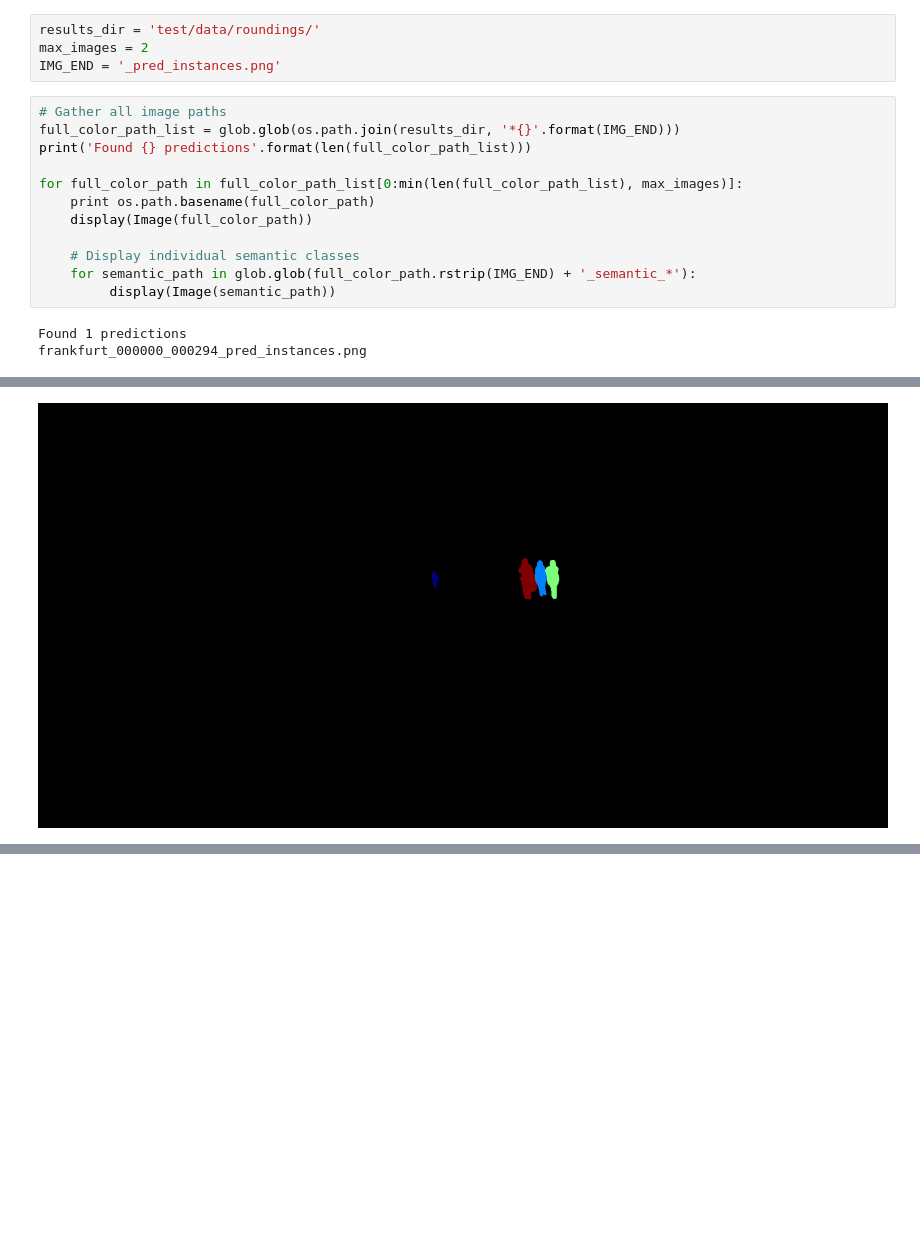
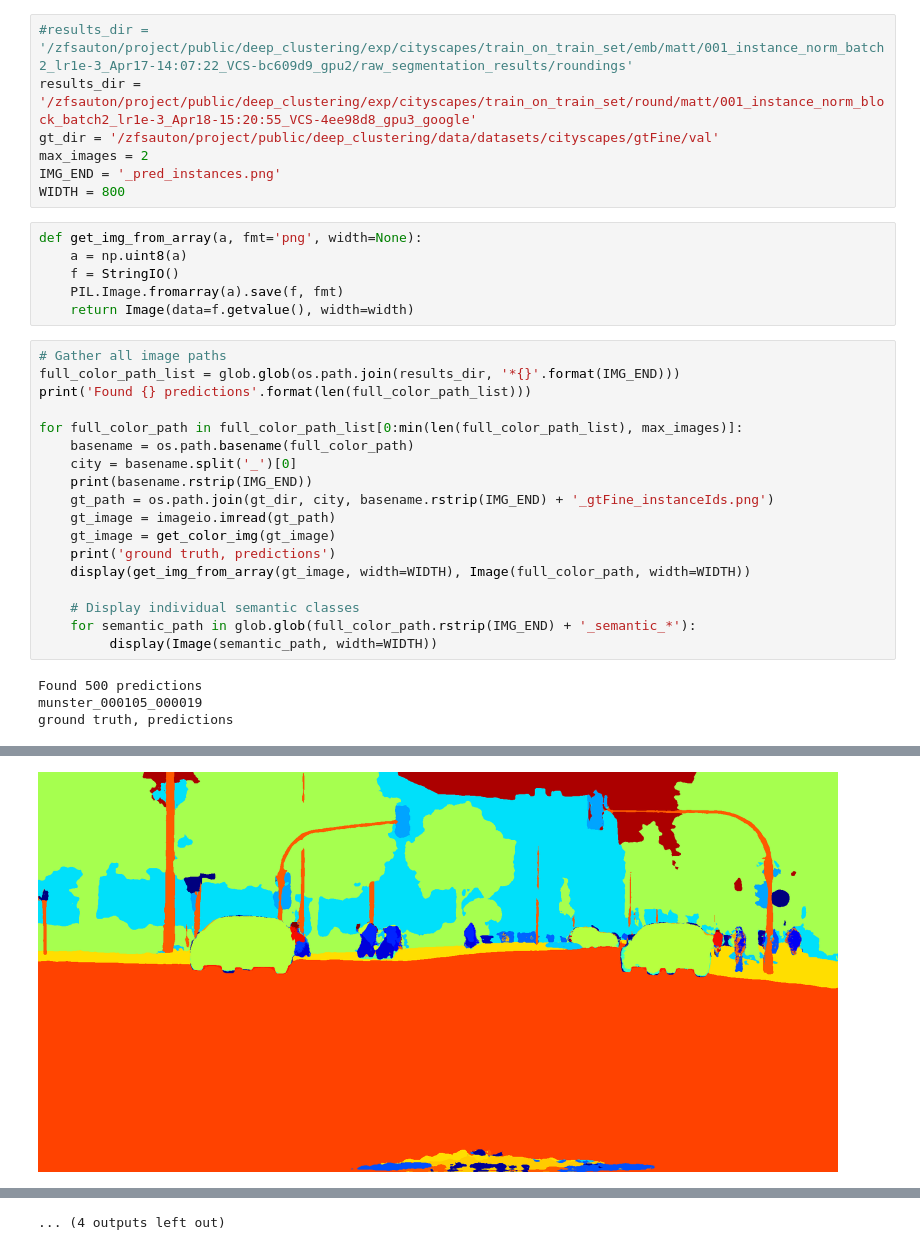
Before and after one commit to mbarnes1/models, a Jupyter notebook: research/deeplab/visualize_roundings.ipynb, the cells around one changed output, grey strips where cells are left out. Cells and saved outputs as stored; diff of their text form; blank space fills up the shorter version.

Commit message:
Updated notebook for latest results.

```diff
--- a/research/deeplab/visualize_roundings.ipynb
+++ b/research/deeplab/visualize_roundings.ipynb
@@ -5,19 +20,35 @@ import os
-# %%
-results_dir = 'test/data/roundings/'
-max_images = 2
-IMG_END = '_pred_instances.png'
+# %%
+#results_dir = '/zfsauton/project/public/deep_clustering/exp/cityscapes/train_on_train_set/emb/matt/001_instance_norm_batch2_lr1e-3_Apr17-14:07:22_VCS-bc609d9_gpu2/raw_segmentation_results/roundings'
+results_dir = '/zfsauton/project/public/deep_clustering/exp/cityscapes/train_on_train_set/round/matt/001_instance_norm_block_batch2_lr1e-3_Apr18-15:20:55_VCS-4ee98d8_gpu3_google'
+gt_dir = '/zfsauton/project/public/deep_clustering/data/datasets/cityscapes/gtFine/val'
+max_images = 2
+IMG_END = '_pred_instances.png'
+WIDTH = 800
+# %%
+def get_img_from_array(a, fmt='png', width=None):
+    a = np.uint8(a)
+    f = StringIO()
+    PIL.Image.fromarray(a).save(f, fmt)
+    return Image(data=f.getvalue(), width=width)
 # %%
 # Gather all image paths
 full_color_path_list = glob.glob(os.path.join(results_dir, '*{}'.format(IMG_END)))
 print('Found {} predictions'.format(len(full_color_path_list)))
 
 for full_color_path in full_color_path_list[0:min(len(full_color_path_list), max_images)]:
-    print os.path.basename(full_color_path)
-    display(Image(full_color_path))
+    basename = os.path.basename(full_color_path)
+    city = basename.split('_')[0]
+    print(basename.rstrip(IMG_END))
+    gt_path = os.path.join(gt_dir, city, basename.rstrip(IMG_END) + '_gtFine_instanceIds.png')
+    gt_image = imageio.imread(gt_path)
+    gt_image = get_color_img(gt_image)
+    print('ground truth, predictions')
+    display(get_img_from_array(gt_image, width=WIDTH), Image(full_color_path, width=WIDTH))
 
     # Display individual semantic classes
     for semantic_path in glob.glob(full_color_path.rstrip(IMG_END) + '_semantic_*'):
-         display(Image(semantic_path))
+         display(Image(semantic_path, width=WIDTH))
 # %% [output]
-Found 1 predictions
-frankfurt_000000_000294_pred_instances.png
+Found 500 predictions
+munster_000105_000019
+ground truth, predictions
@@ -25 +56 @@ frankfurt_000000_000294_pred_instances.png
-[figure, old version]
+[figure, new version]
@@ -26,0 +67 @@ frankfurt_000000_000294_pred_instances.png
+... (4 outputs left out)
```
Also changed, not shown: parts of 4 cells of this notebook.
